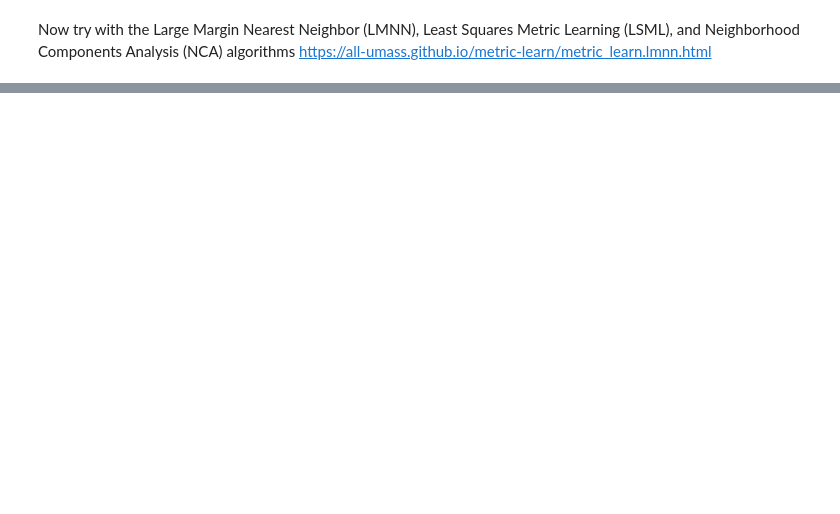
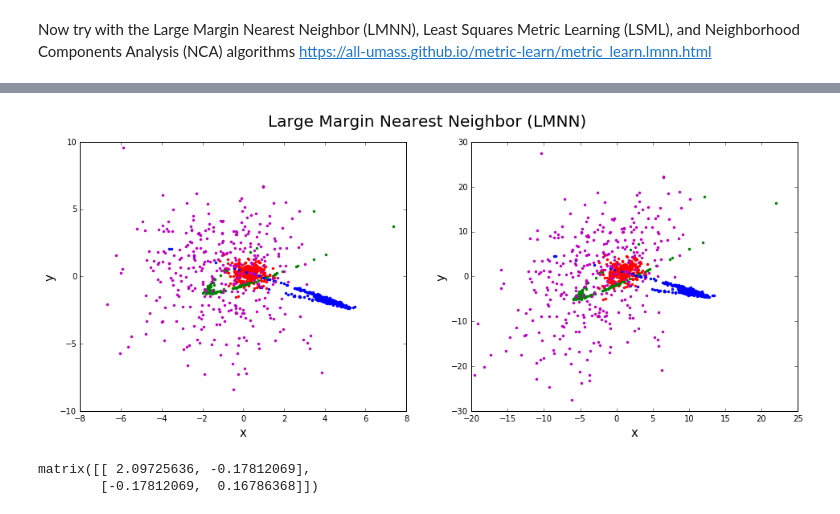
Before and after one commit to bbertoni/StellarSubstructure, a Jupyter notebook: OptimizeMetric.ipynb, the cells around one changed output, grey strips where cells are left out. Saved outputs shown, nothing was run; the diff lists cells and outputs as text; code cells hidden in the pictures; blank space fills up the shorter version.

```diff
--- a/OptimizeMetric.ipynb
+++ b/OptimizeMetric.ipynb
@@ -189,0 +232,5 @@ fig.set_size_inches(16, 6)
+# %%
+X = np.vstack( (np.hstack((x1,x2,x3,x4)) , np.hstack((y1,y2,y3,y4))) )
+X = np.transpose(X)
+
+Y = np.hstack( (np.zeros(len(x1)),np.ones(len(x2)),2*np.ones(len(x3)),3*np.ones(len(x4))) )
@@ -189,0 +244,33 @@ fig.set_size_inches(16, 6)
+# %%
+X_transform = lmnn_metric * np.transpose(np.matrix(X))
+# %%
+fig = plt.figure()
+
+plt.subplot(121)
+plt.plot(x1,y1,'r.')
+plt.plot(x2,y2,'b.')
+plt.plot(x3,y3,'g.')
+plt.plot(x4,y4,'m.')
+plt.xlabel("x",size=15)
+plt.ylabel("y",size=15)
+
+plt.subplot(122)
+plt.plot(X_transform[0,0:len(x1)],X_transform[1,0:len(x1)],'r.')
+plt.plot(X_transform[0,len(x1):len(x1)+len(x2)],X_transform[1,len(x1):len(x1)+len(x2)],'b.')
+plt.plot(X_transform[0,len(x1)+len(x2):len(x1)+len(x2)+len(x3)],X_transform[1,len(x1)+len(x2):len(x1)+len(x2)+len(x3)],'g.')
+plt.plot(X_transform[0,len(x1)+len(x2)+len(x3):],X_transform[1,len(x1)+len(x2)+len(x3):],'m.')
+plt.xlabel("x",size=15)
+plt.ylabel("y",size=15)
+
+plt.suptitle("Large Margin Nearest Neighbor (LMNN)",size=20)
+
+fig.set_size_inches(16, 6)
+# %% [output]
+[figure, added]
+# %%
+lsml = LSML_Supervised(num_constraints=200)
+lsml_metric = np.matrix(lsml.fit(X,Y).metric())
+lsml_metric
+# %% [output]
+matrix([[ 2.09725636, -0.17812069],
+        [-0.17812069,  0.16786368]])
```
Also changed, not shown: parts of 43 cells of this notebook.
